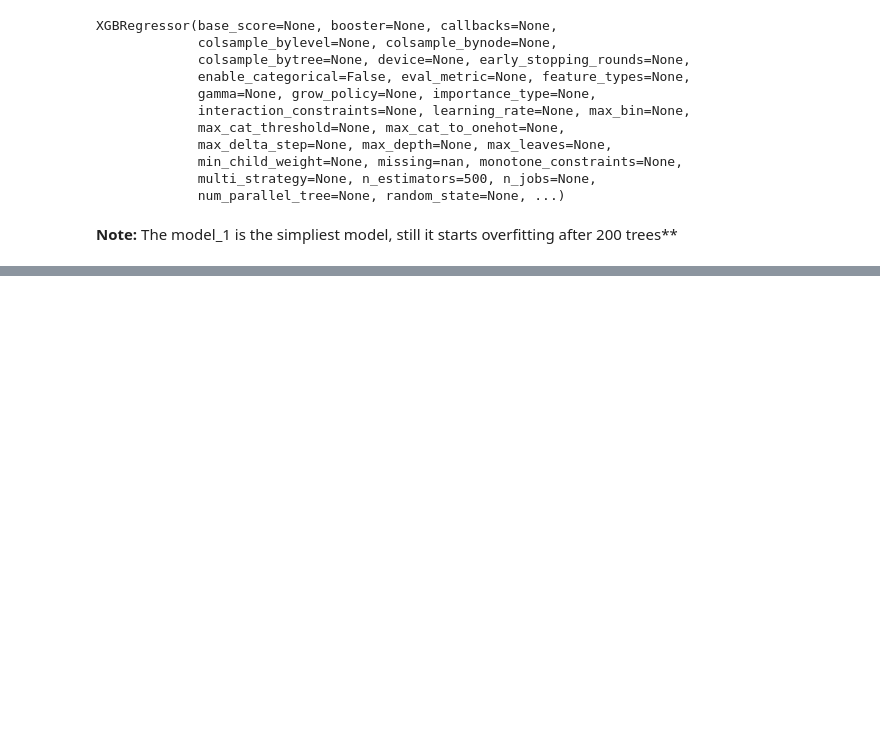
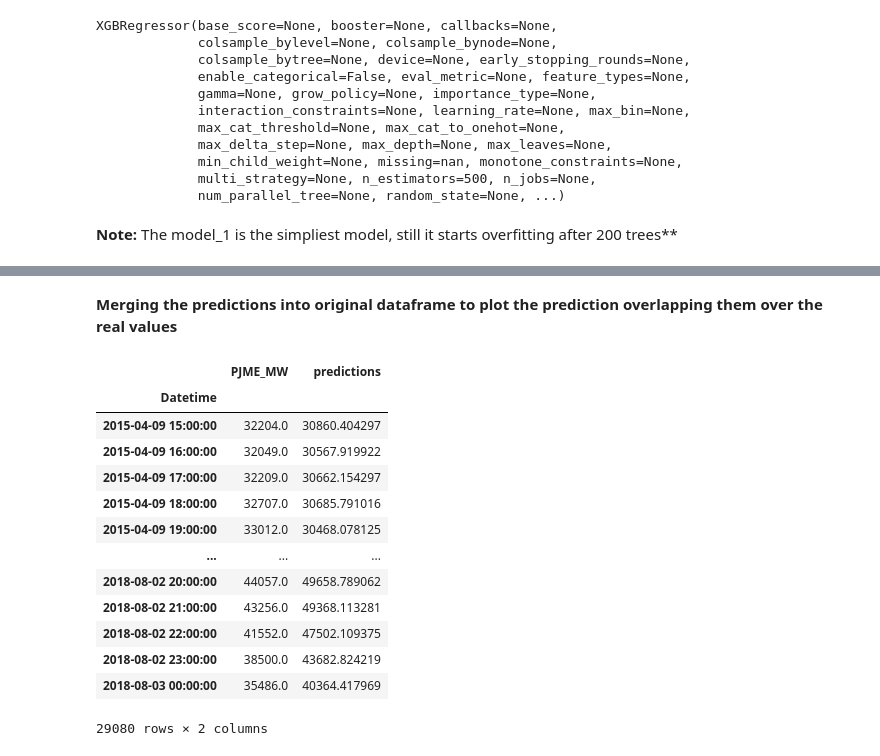
Before and after one commit to YarosInter/Time-Series-XGBoost-Energy-Consumption, a Jupyter notebook: XGBoost_Energy_Consumption_Forecast.ipynb, the cells around one changed output, grey strips where cells are left out. Saved outputs shown, nothing was run; the diff lists cells and outputs as text; code cells hidden in the pictures; blank space fills up the shorter version.

```diff
--- a/XGBoost_Energy_Consumption_Forecast.ipynb
+++ b/XGBoost_Energy_Consumption_Forecast.ipynb
@@ -359,0 +381,20 @@ XGBRegressor(base_score=None, booster=None, callbacks=None,
+# %% [markdown]
+**Merging the predictions into original dataframe to plot the prediction overlapping them over the real values**
+# %%
+df2 = pd.DataFrame(y_test).merge(pred_1, how="left", left_index=True, right_index=True)
+df2
+# %% [output]
+|  | PJME_MW | predictions |
+| Datetime |  |  |
+| 2015-04-09 15:00:00 | 32204.0 | 30860.404297 |
+| 2015-04-09 16:00:00 | 32049.0 | 30567.919922 |
+| 2015-04-09 17:00:00 | 32209.0 | 30662.154297 |
+| 2015-04-09 18:00:00 | 32707.0 | 30685.791016 |
+| 2015-04-09 19:00:00 | 33012.0 | 30468.078125 |
+| ... | ... | ... |
+| 2018-08-02 20:00:00 | 44057.0 | 49658.789062 |
+| 2018-08-02 21:00:00 | 43256.0 | 49368.113281 |
+| 2018-08-02 22:00:00 | 41552.0 | 47502.109375 |
+| 2018-08-02 23:00:00 | 38500.0 | 43682.824219 |
+| 2018-08-03 00:00:00 | 35486.0 | 40364.417969 |
+29080 rows × 2 columns
```
Also changed, not shown: parts of 6 cells of this notebook.
